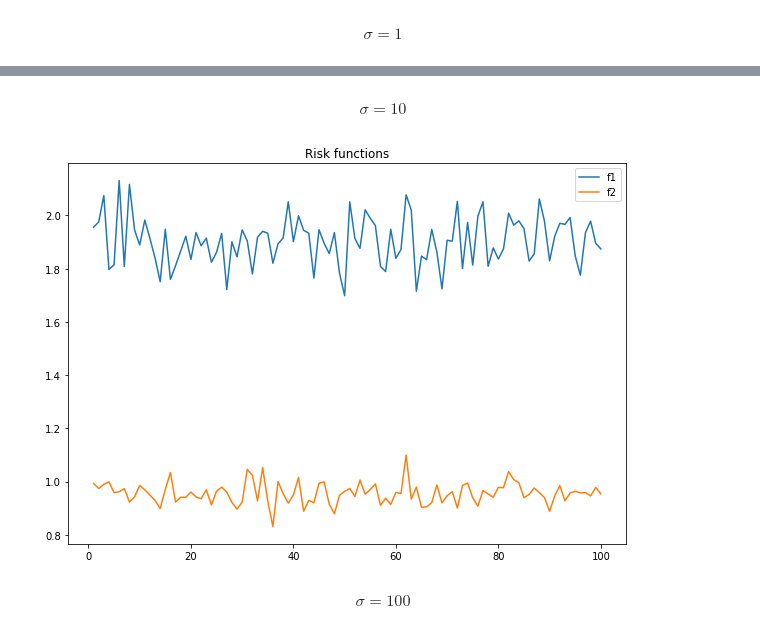
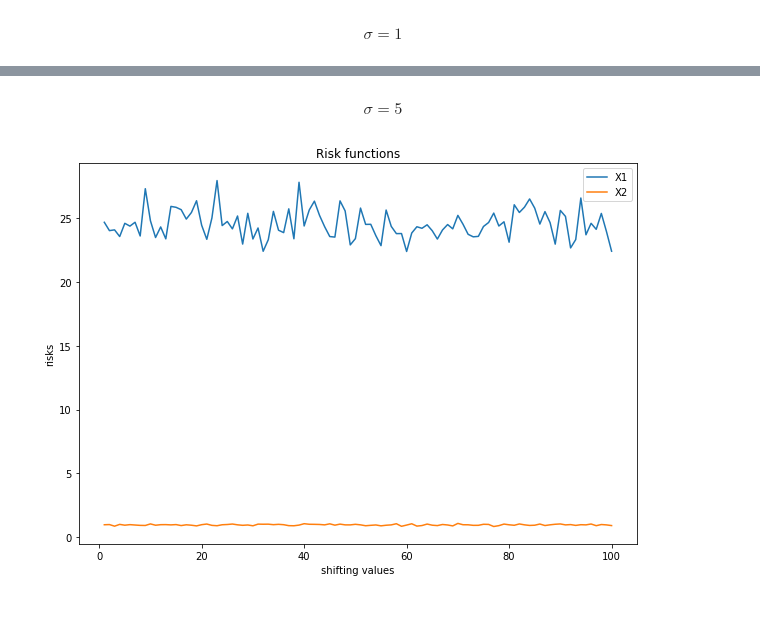
Before and after one commit to graceyin06/invariant-model, a Jupyter notebook: Simulation4.ipynb, the cells around one changed output, grey strips where cells are left out. Cells and saved outputs as stored; diff of their text form; code cells hidden in the pictures.

```diff
--- a/Simulation4.ipynb
+++ b/Simulation4.ipynb
@@ -31,14 +27,13 @@ $\hat{f}_2(X_2)$ is invariant with $X_1$ and equivariant with $X_2$
 # %%
-def risk_2(n,sigma):
+def risk_function1(n,sigma,a):
     list2=[]
     for i in range(1,11):
-        X1_0=np.random.normal(0, sigma, n)
-        X1=X1_0+np.random.normal(1, 1, n)
+        X1=np.random.normal(0, sigma, n)+a #intervention on X1
         Y=X1+np.random.normal(0,sigma, n)
         X2=Y+np.random.normal(0, 1, n)
-        X=np.hstack([X1.reshape(-1,1), X2.reshape(-1,1)])
+        X=np.hstack([X1.reshape(-1,1)])
         y=np.hstack([Y.reshape(-1,1)])
         reg=LinearRegression().fit(X, y)
         pred=reg.predict(X)
-        list2.append(sum((y-pred)**2)/n) #compute the loss function for each sigma
+        list2.append(sum((y-pred)**2)/n)
     return sum(list2)/10
@@ -68,15 +57,21 @@ list1=[]
 list2=[]
 
 
-for i in range(100):
-    list1.append(risk_1(100,1))
-    list2.append(risk_2(100,1))
+for a in range(100): #different environments on
+    list1.append(risk_function1(100,1,a))
+
+
+for b in range(100):
+    list2.append(risk_function2(100,1,-b))
+
 
 
 plt.figure(figsize=(10,7))
 
-plt.plot(range(1,101),list1,label='f1')
-plt.plot(range(1,101),list2,label='f2')
+plt.plot(range(1,101),list1,label='X1')
+plt.plot(range(1,101),list2,label='X2')
+plt.xlabel("shifting values")
+plt.ylabel("risks")
 
 plt.legend(loc='best')
 plt.title("Risk functions")
@@ -106,24 +81,28 @@ list1
 # %% [markdown]
-$$\sigma=10$$
+$$\sigma=5$$
 # %%
 list1=[]
 list2=[]
 
 
-for i in range(100):
-    list1.append(risk_1(100, 10))
-    list2.append(risk_2(100, 10))
+for a in range(100): #different environments on
+    list1.append(risk_function1(100,5,a))
+
+
+for b in range(100):
+    list2.append(risk_function2(100,5,-b))
 
 
 
 plt.figure(figsize=(10,7))
-plt.plot(range(1,101),list1,label='f1')
-plt.plot(range(1,101),list2,label='f2')
+
+plt.plot(range(1,101),list1,label='X1')
+plt.plot(range(1,101),list2,label='X2')
+plt.xlabel("shifting values")
+plt.ylabel("risks")
 
 plt.legend(loc='best')
 plt.title("Risk functions")
 plt.show()
 # %% [output]
-[figure, old version]
+[figure, new version]
-# %% [markdown]
-$$\sigma=100$$
```
Also changed, not shown: parts of 7 cells of this notebook.
